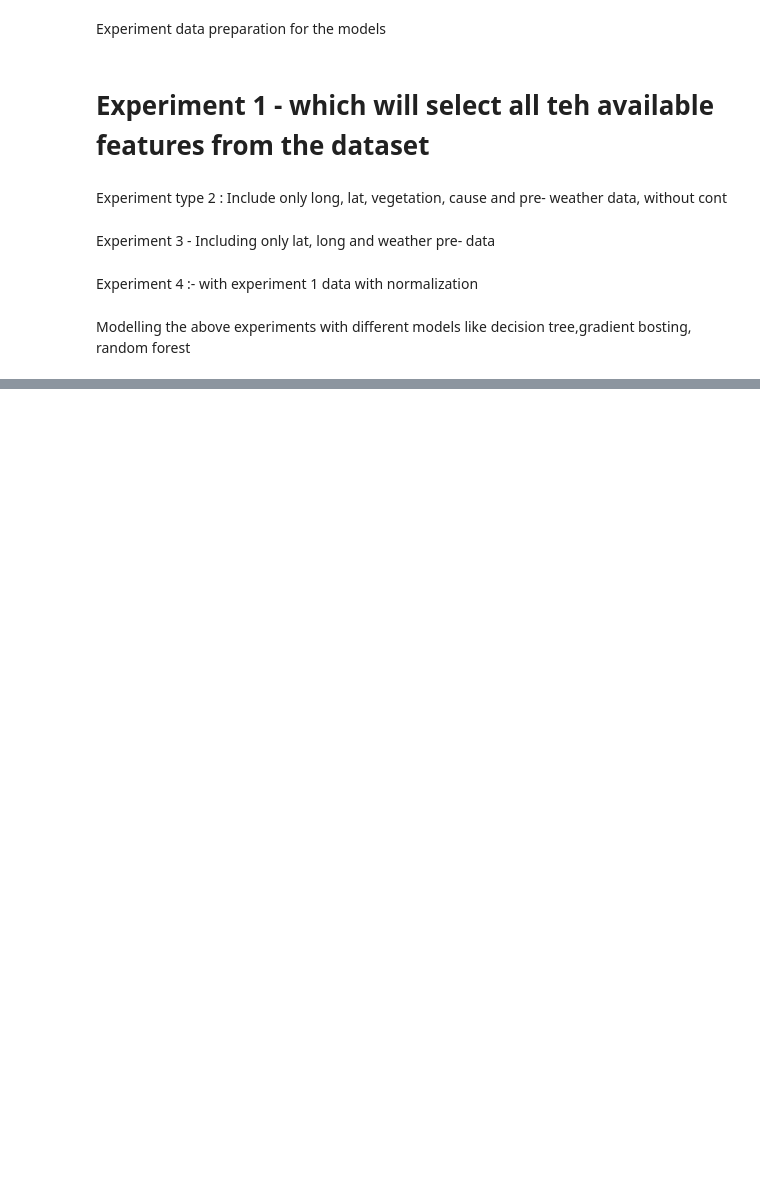
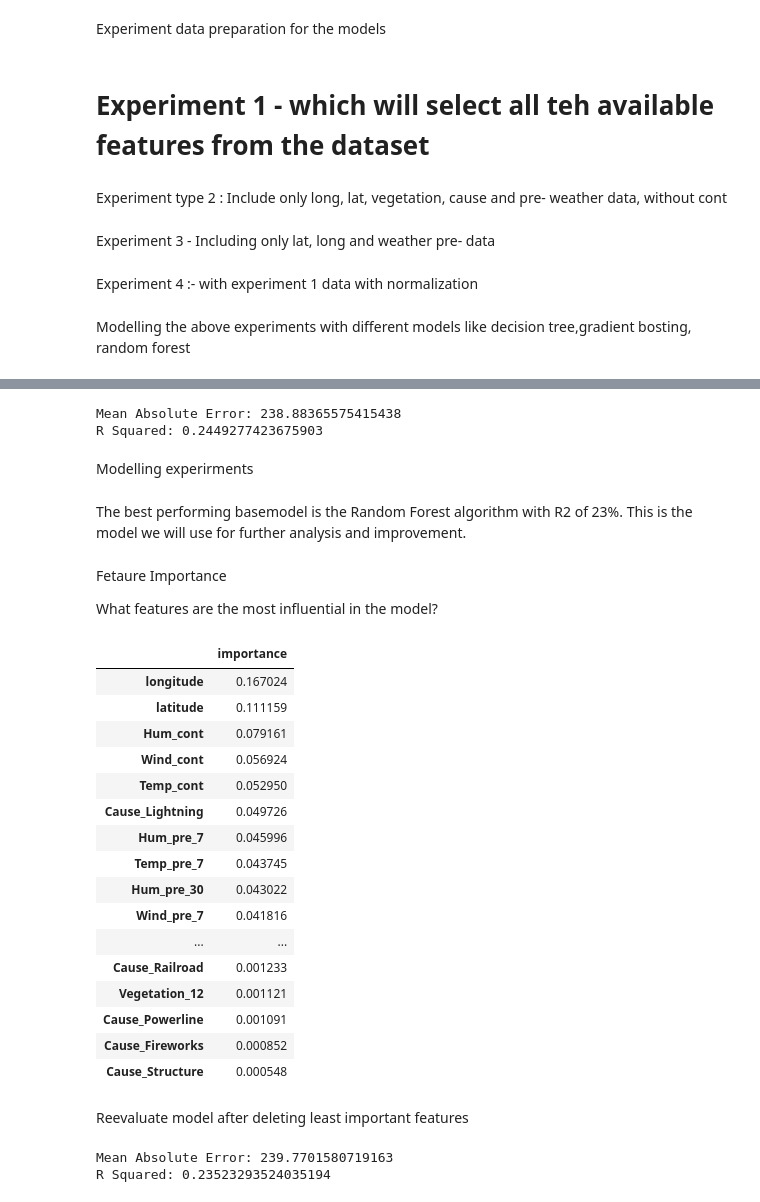
Before and after one commit to akhileshappala/Masters-Datamining-project, a Jupyter notebook: combined data set/combined-fire-area-prediction-without region.ipynb, the cells around one changed output, grey strips where cells are left out. Cells and saved outputs as stored; diff of their text form; code cells hidden in the pictures; blank space fills up the shorter version.

Commit message:
experiements with models and analysis

```diff
--- a/combined data set/combined-fire-area-prediction-without region.ipynb
+++ b/combined data set/combined-fire-area-prediction-without region.ipynb
@@ -173,0 +199,12 @@ Modelling  the above experiments with different models like  decision tree,gradi
+# %%
+rf = RandomForestRegressor()
+rf.fit(df1[0], df1[2])
+
+predictions = rf.predict(df1[1])
+print('Mean Absolute Error:', metrics.mean_absolute_error(df1[3], predictions))
+print('R Squared:', metrics.r2_score(df1[3], predictions))
+# %% [output]
+Mean Absolute Error: 238.88365575415438
+R Squared: 0.2449277423675903
+# %% [markdown]
+Modelling experirments
@@ -173,0 +219,28 @@ Modelling  the above experiments with different models like  decision tree,gradi
+# %% [markdown]
+The best performing basemodel is the Random Forest algorithm with R2 of 23%. This is the model we will use for further analysis and improvement.
+# %% [markdown]
+Fetaure Importance
+
+What features are the most influential in the model?
+# %%
+feature_importances = pd.DataFrame(rf.feature_importances_,
+    index = df1[0].columns,columns=['importance']).sort_values('importance',ascending=False)
+feature_importances
+# %% [output]
+|  | importance |
+| longitude | 0.167024 |
+| latitude | 0.111159 |
+| Hum_cont | 0.079161 |
+| Wind_cont | 0.056924 |
+| Temp_cont | 0.052950 |
+| Cause_Lightning | 0.049726 |
+| Hum_pre_7 | 0.045996 |
+| Temp_pre_7 | 0.043745 |
+| Hum_pre_30 | 0.043022 |
+| Wind_pre_7 | 0.041816 |
+| ... | ... |
+| Cause_Railroad | 0.001233 |
+| Vegetation_12 | 0.001121 |
+| Cause_Powerline | 0.001091 |
+| Cause_Fireworks | 0.000852 |
+| Cause_Structure | 0.000548 |
@@ -173,0 +253,17 @@ Modelling  the above experiments with different models like  decision tree,gradi
+# %% [markdown]
+
+
+Reevaluate model after deleting least important features
+# %%
+# Random Forest Regressor
+rf_reg = RandomForestRegressor()
+
+# fit the regressor with x and y data
+rf_reg.fit(X2_train, y2_train)
+
+predictions = rf_reg.predict(X2_test)
+print('Mean Absolute Error:', metrics.mean_absolute_error(y2_test, predictions))
+print('R Squared:', metrics.r2_score(y2_test, predictions))
+# %% [output]
+Mean Absolute Error: 239.7701580719163
+R Squared: 0.23523293524035194
```
Also changed, not shown: parts of 6 cells of this notebook.
